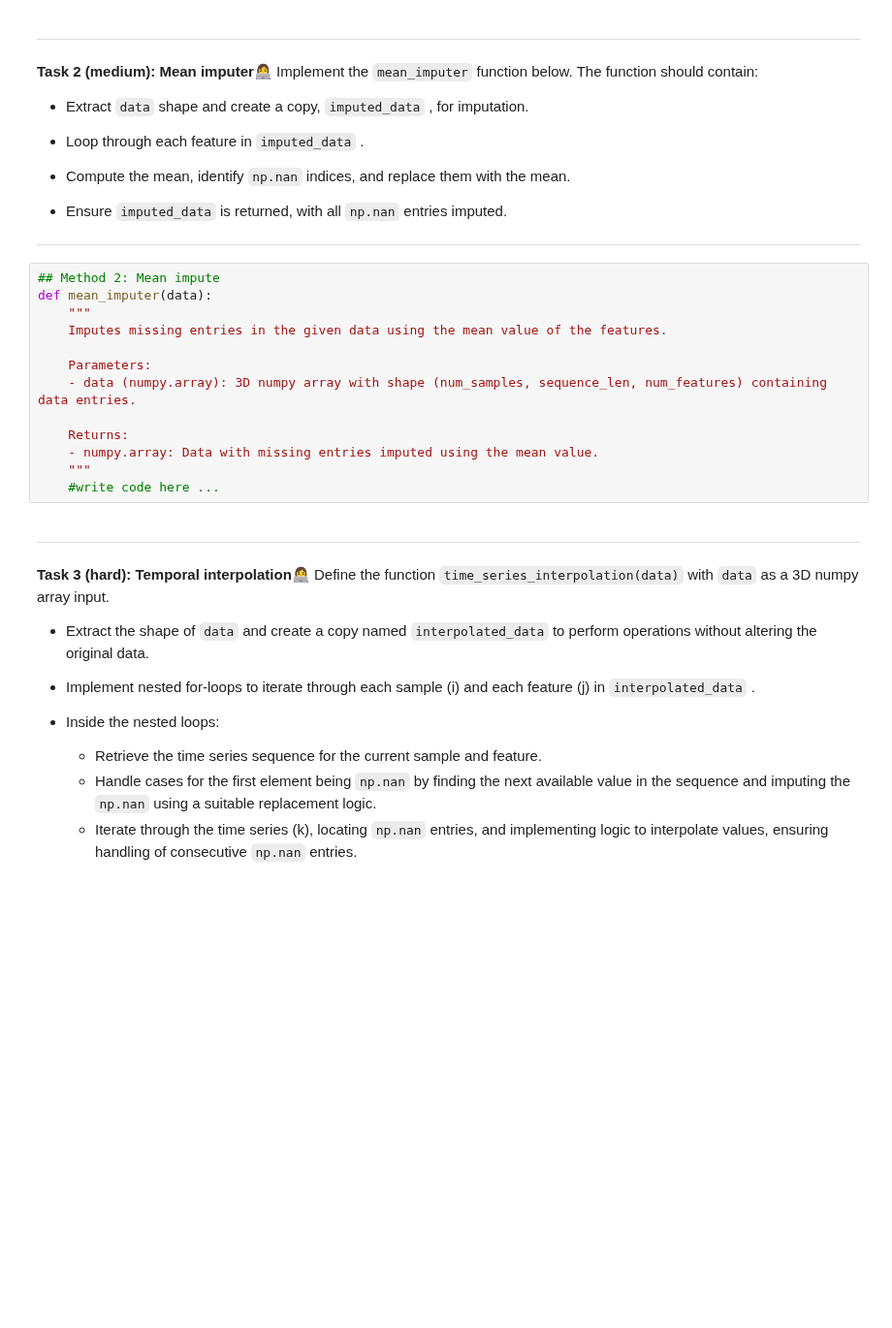
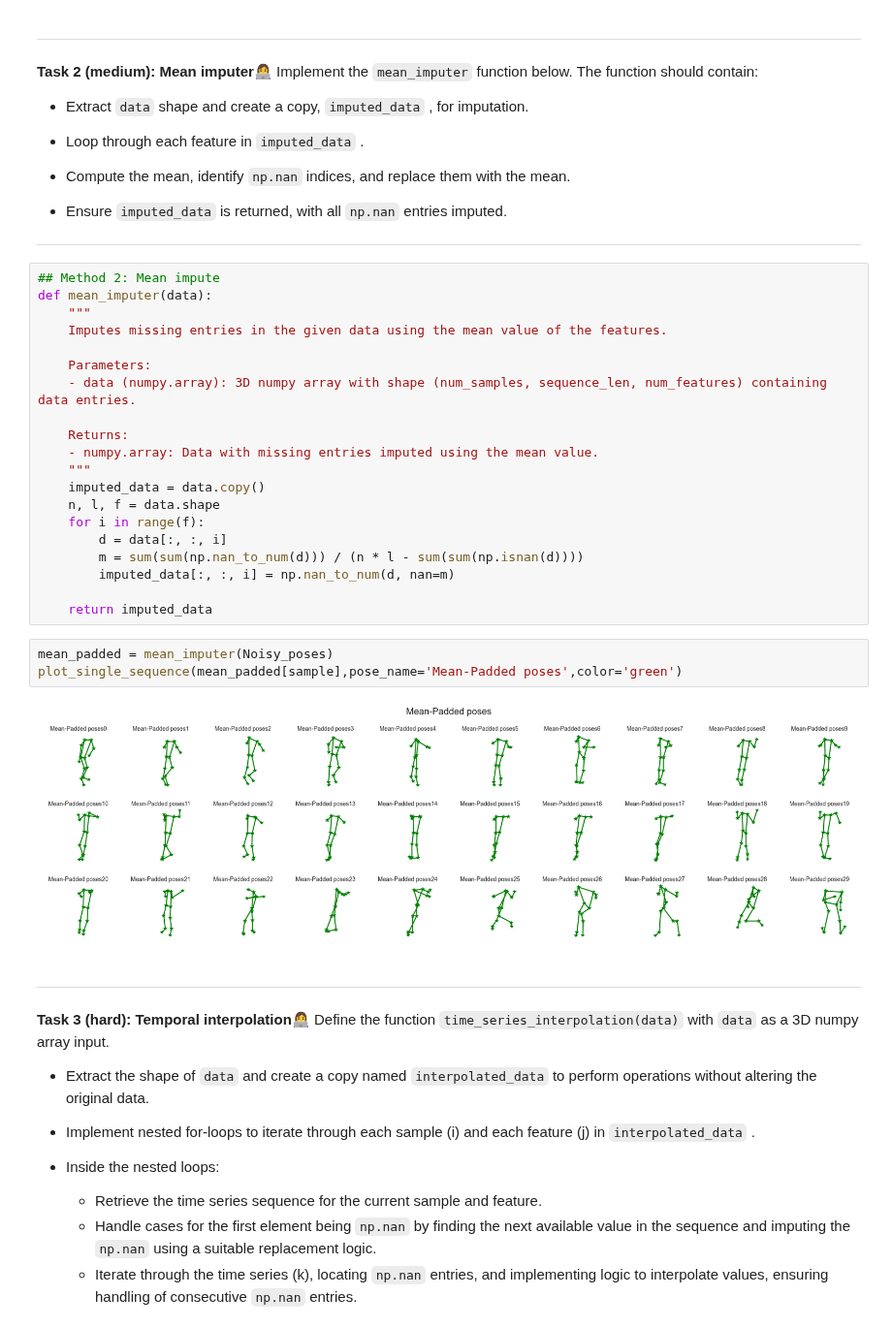
Before and after one commit to Mie-Jonasson/ComputerScienceMasters, a Jupyter notebook: IntroductionToMachineLearning/Exercises/W09/03-Missing_data.ipynb, the cells around one changed output. Shown at 97% size. Cells and saved outputs as stored; diff of their text form; blank space fills up the shorter version.

```diff
--- a/IntroductionToMachineLearning/Exercises/W09/03-Missing_data.ipynb
+++ b/IntroductionToMachineLearning/Exercises/W09/03-Missing_data.ipynb
@@ -251,7 +251,19 @@ def mean_imputer(data):
     Returns:
     - numpy.array: Data with missing entries imputed using the mean value.
     """
-    #write code here ...
+    imputed_data = data.copy()
+    n, l, f = data.shape
+    for i in range(f):
+        d = data[:, :, i]
+        m = sum(sum(np.nan_to_num(d))) / (n * l - sum(sum(np.isnan(d))))
+        imputed_data[:, :, i] = np.nan_to_num(d, nan=m)
+
+    return imputed_data
+# %%
+mean_padded = mean_imputer(Noisy_poses)
+plot_single_sequence(mean_padded[sample],pose_name='Mean-Padded poses',color='green')
+# %% [output]
+[figure, added]
 # %% [markdown]
 
 ---
```
Also changed, not shown: parts of 17 cells of this notebook, 3 other files.
